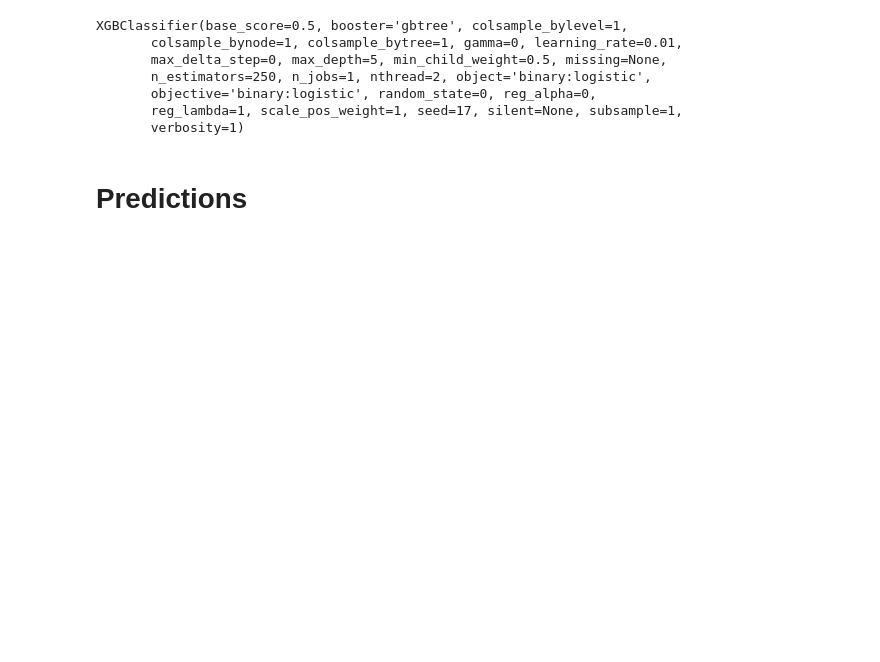
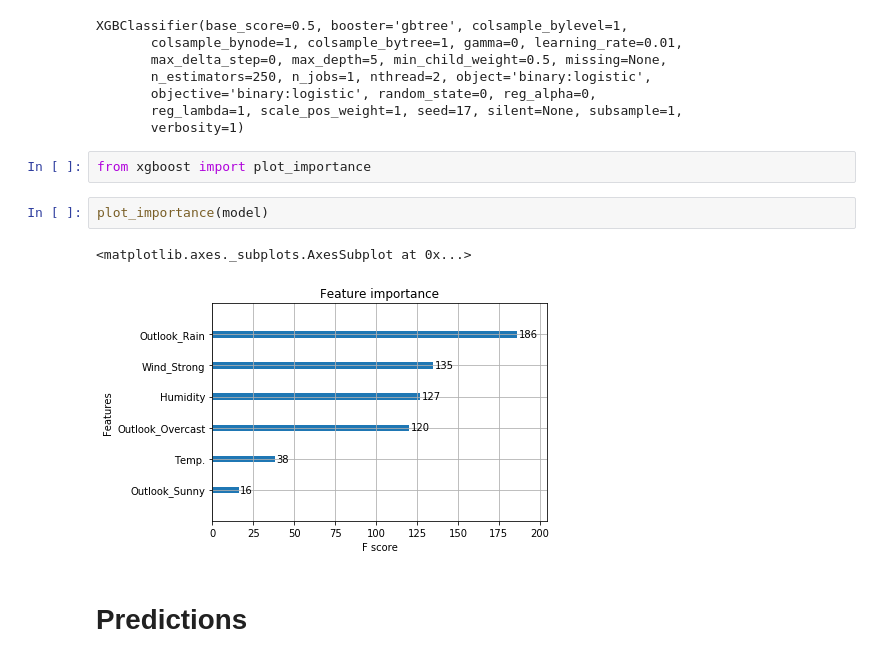
Before and after one commit to serengil/decision-trees-for-ml, a Jupyter notebook: python/XGBoost/XGBoost.ipynb, the cells around one changed output. Cells and saved outputs as stored; diff of their text form; blank space fills up the shorter version.

Commit message:
feature importance

```diff
--- a/python/XGBoost/XGBoost.ipynb
+++ b/python/XGBoost/XGBoost.ipynb
@@ -127,6 +127,13 @@ XGBClassifier(base_score=0.5, booster='gbtree', colsample_bylevel=1,
        objective='binary:logistic', random_state=0, reg_alpha=0,
        reg_lambda=1, scale_pos_weight=1, seed=17, silent=None, subsample=1,
        verbosity=1)
+# %%
+from xgboost import plot_importance
+# %%
+plot_importance(model)
+# %% [output]
+<matplotlib.axes._subplots.AxesSubplot at 0x...>
+[figure, added]
 # %% [markdown]
 # Predictions
 # %%
```
